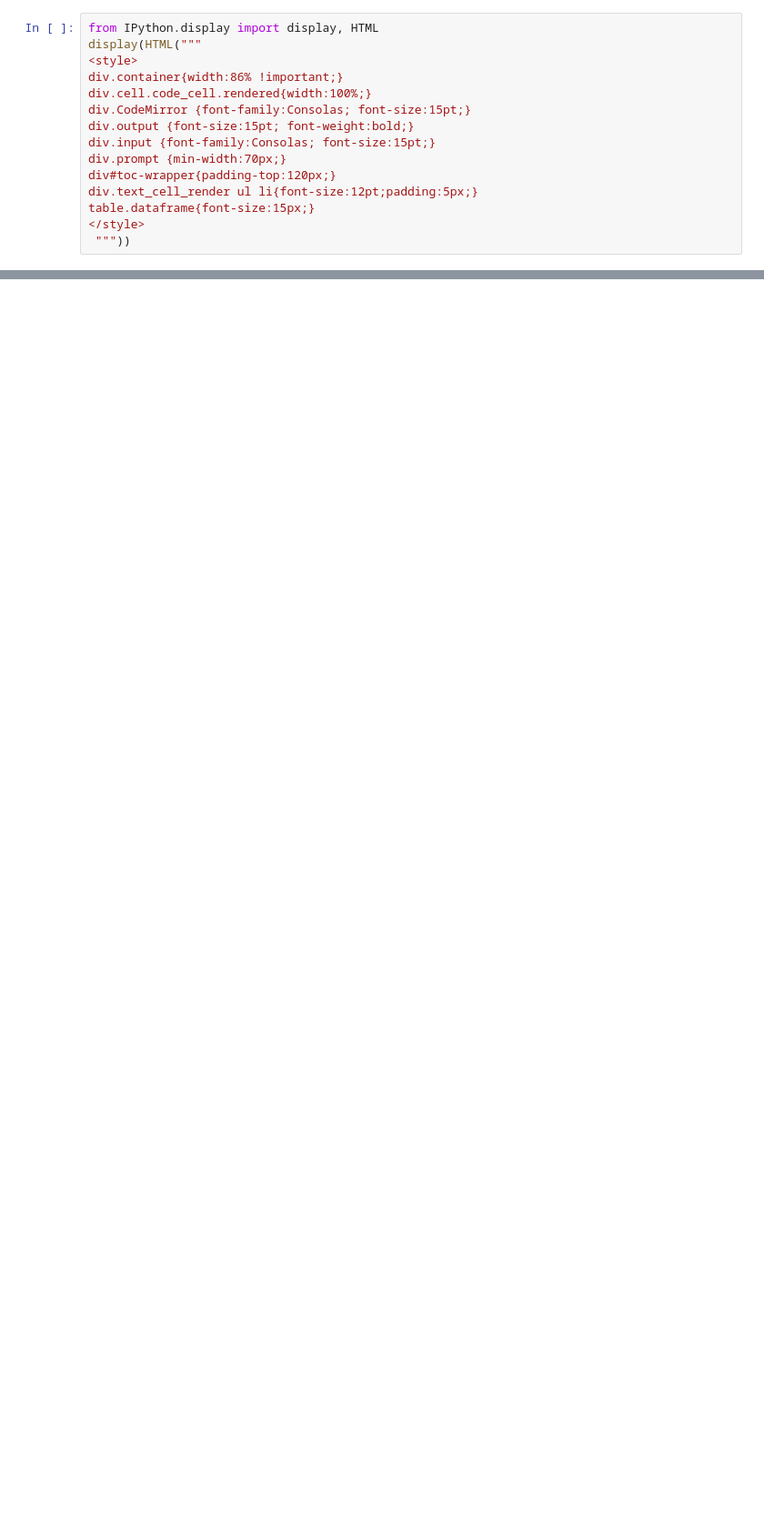
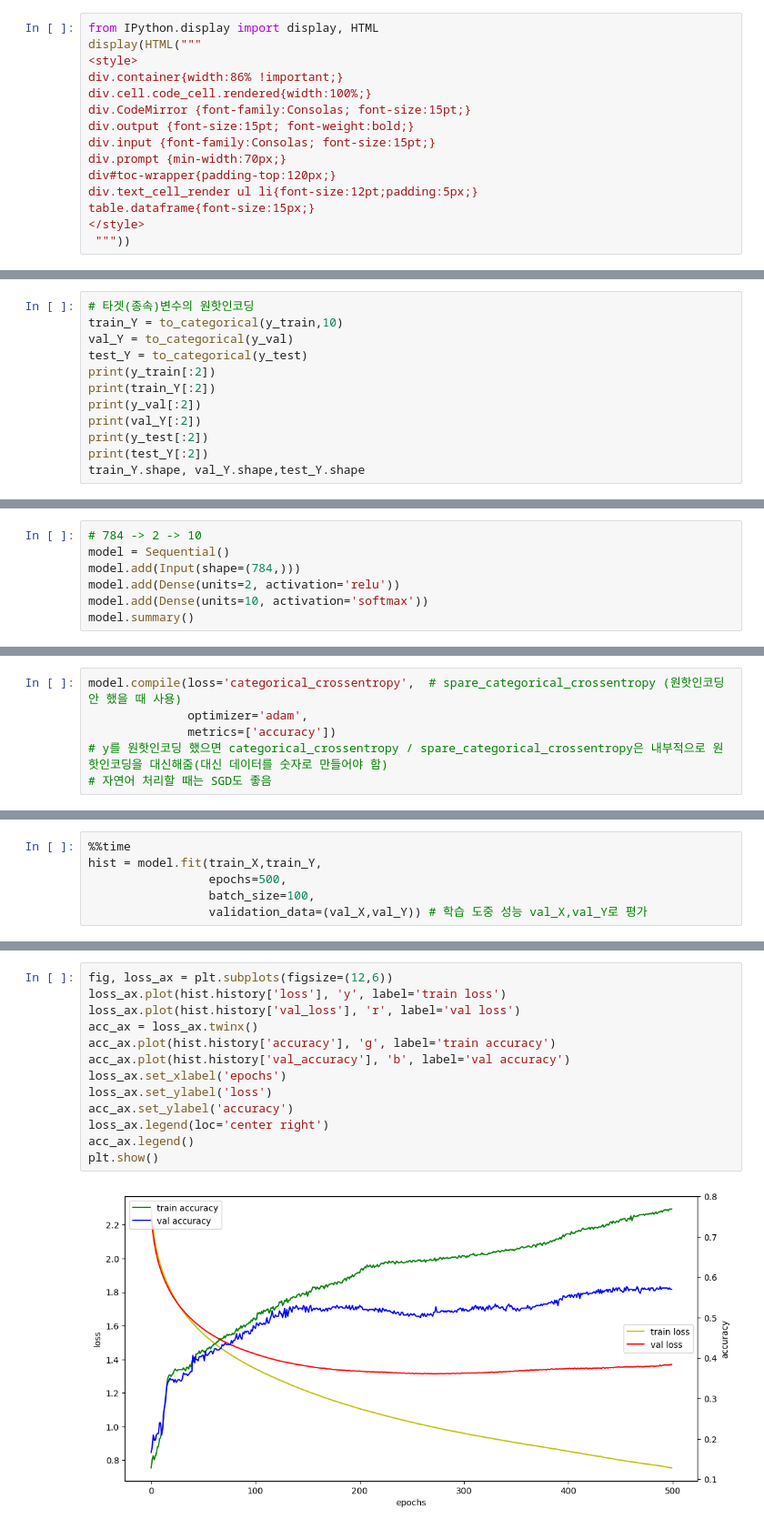
Before and after one commit to yoosim/ai_x, a Jupyter notebook: source/05_DeepLearning/08_DNN(딥러닝)_MNIST_(손글씨데이터).ipynb, the cells around one changed output, grey strips where cells are left out. Shown at 91% size. Saved outputs shown, nothing was run; the diff lists cells and outputs as text; blank space fills up the shorter version.

```diff
--- a/source/05_DeepLearning/08_DNN(딥러닝)_MNIST_(손글씨데이터).ipynb
+++ b/source/05_DeepLearning/08_DNN(딥러닝)_MNIST_(손글씨데이터).ipynb
@@ -32,0 +222,12 @@ plt.imshow(img)
+# %%
+# 타겟(종속)변수의 원핫인코딩
+train_Y = to_categorical(y_train,10)
+val_Y = to_categorical(y_val)
+test_Y = to_categorical(y_test)
+print(y_train[:2])
+print(train_Y[:2])
+print(y_val[:2])
+print(val_Y[:2])
+print(y_test[:2])
+print(test_Y[:2])
+train_Y.shape, val_Y.shape,test_Y.shape
@@ -32,0 +247,7 @@ plt.imshow(img)
+# %%
+# 784 -> 2 -> 10
+model = Sequential()
+model.add(Input(shape=(784,)))
+model.add(Dense(units=2, activation='relu'))
+model.add(Dense(units=10, activation='softmax'))
+model.summary()
@@ -32,0 +270,6 @@ plt.imshow(img)
+# %%
+model.compile(loss='categorical_crossentropy',  # spare_categorical_crossentropy (원핫인코딩 안 했을 때 사용)
+              optimizer='adam',
+              metrics=['accuracy'])
+# y를 원핫인코딩 했으면 categorical_crossentropy / spare_categorical_crossentropy은 내부적으로 원핫인코딩을 대신해줌(대신 데이터를 숫자로 만들어야 함)
+# 자연어 처리할 때는 SGD도 좋음
@@ -32,0 +278,6 @@ plt.imshow(img)
+# %%
+%%time
+hist = model.fit(train_X,train_Y,
+                 epochs=500,
+                 batch_size=100,
+                 validation_data=(val_X,val_Y)) # 학습 도중 성능 val_X,val_Y로 평가
@@ -32,0 +307,15 @@ plt.imshow(img)
+# %%
+fig, loss_ax = plt.subplots(figsize=(12,6))
+loss_ax.plot(hist.history['loss'], 'y', label='train loss')
+loss_ax.plot(hist.history['val_loss'], 'r', label='val loss')
+acc_ax = loss_ax.twinx()
+acc_ax.plot(hist.history['accuracy'], 'g', label='train accuracy')
+acc_ax.plot(hist.history['val_accuracy'], 'b', label='val accuracy')
+loss_ax.set_xlabel('epochs')
+loss_ax.set_ylabel('loss')
+acc_ax.set_ylabel('accuracy')
+loss_ax.legend(loc='center right')
+acc_ax.legend()
+plt.show()
+# %% [output]
+[figure, added]
```
Also changed, not shown: parts of 56 cells of this notebook, 23 other files.
